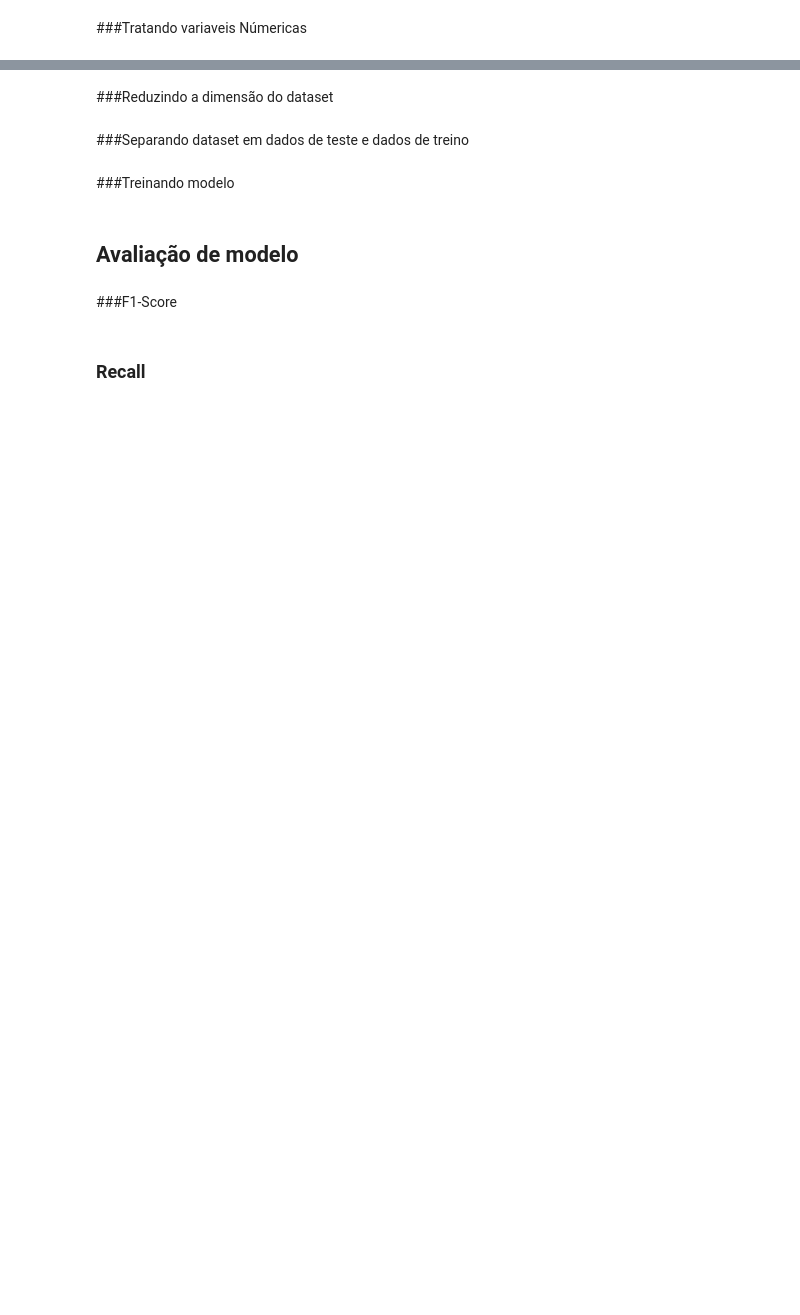
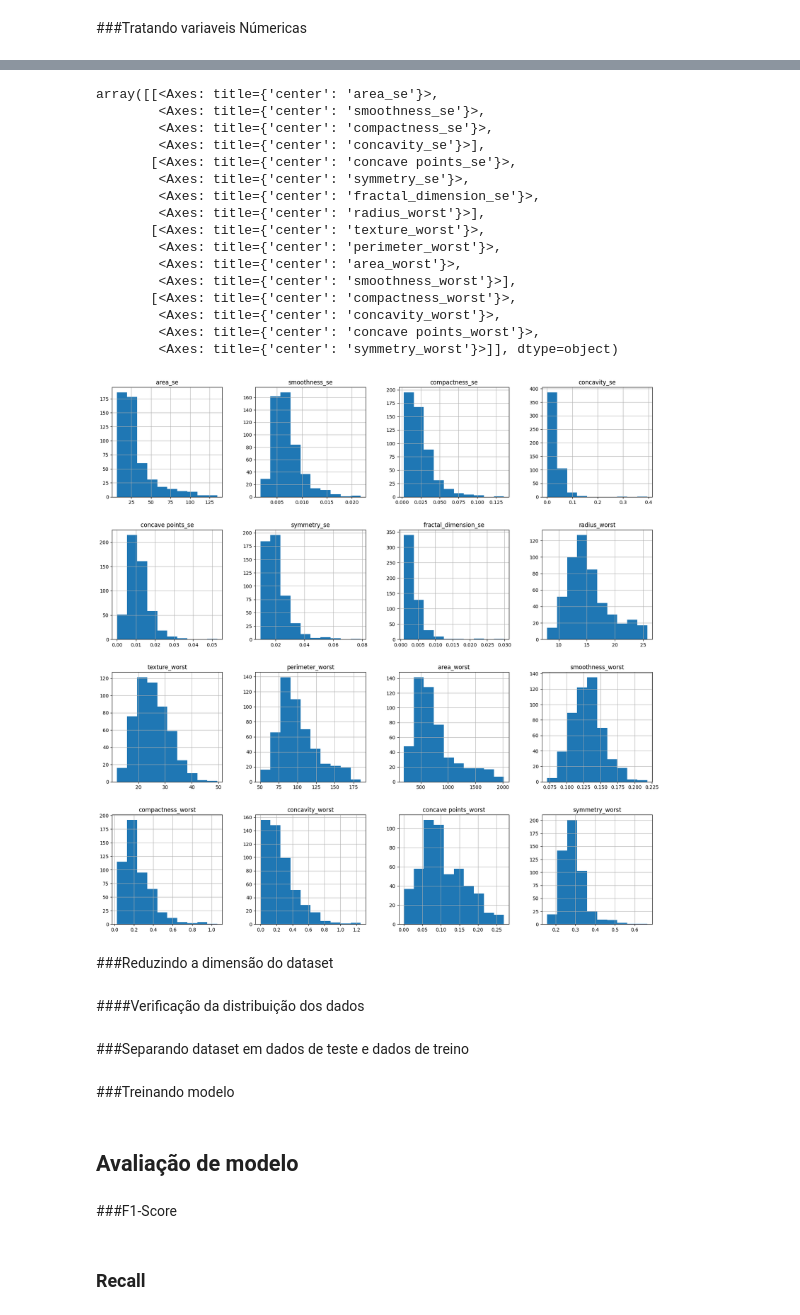
Before and after one commit to pdr0-42/predictions_cancer_cells, a Jupyter notebook: Cancer_model_predict.ipynb, the cells around one changed output, grey strips where cells are left out. Cells and saved outputs as stored; diff of their text form; code cells hidden in the pictures; blank space fills up the shorter version.

```diff
--- a/Cancer_model_predict.ipynb
+++ b/Cancer_model_predict.ipynb
@@ -315,0 +317,3 @@ ValueError: ignored
+# %%
+df['diagnosis'] = pd.get_dummies(df['diagnosis'], drop_first = True, dtype = 'int8')
+df
@@ -318,2 +352,22 @@ ValueError: ignored
+# %%
+df.iloc[:,14:30].hist(figsize = (20,20))
+# %% [output]
+array([[<Axes: title={'center': 'area_se'}>,
+        <Axes: title={'center': 'smoothness_se'}>,
+        <Axes: title={'center': 'compactness_se'}>,
+        <Axes: title={'center': 'concavity_se'}>],
+       [<Axes: title={'center': 'concave points_se'}>,
+        <Axes: title={'center': 'symmetry_se'}>,
+        <Axes: title={'center': 'fractal_dimension_se'}>,
+        <Axes: title={'center': 'radius_worst'}>],
+       [<Axes: title={'center': 'texture_worst'}>,
+        <Axes: title={'center': 'perimeter_worst'}>,
+        <Axes: title={'center': 'area_worst'}>,
+        <Axes: title={'center': 'smoothness_worst'}>],
+       [<Axes: title={'center': 'compactness_worst'}>,
+        <Axes: title={'center': 'concavity_worst'}>,
+        <Axes: title={'center': 'concave points_worst'}>,
+        <Axes: title={'center': 'symmetry_worst'}>]], dtype=object)
+[figure, added]
 # %% [markdown]
 ###Reduzindo a dimensão do dataset
@@ -320,3 +376,5 @@ ValueError: ignored
+# %% [markdown]
+####Verificação da distribuição dos dados
 # %% [markdown]
 ###Separando dataset em dados de teste e dados de treino
 # %% [markdown]
```
Also changed, not shown: parts of 10 cells of this notebook.
